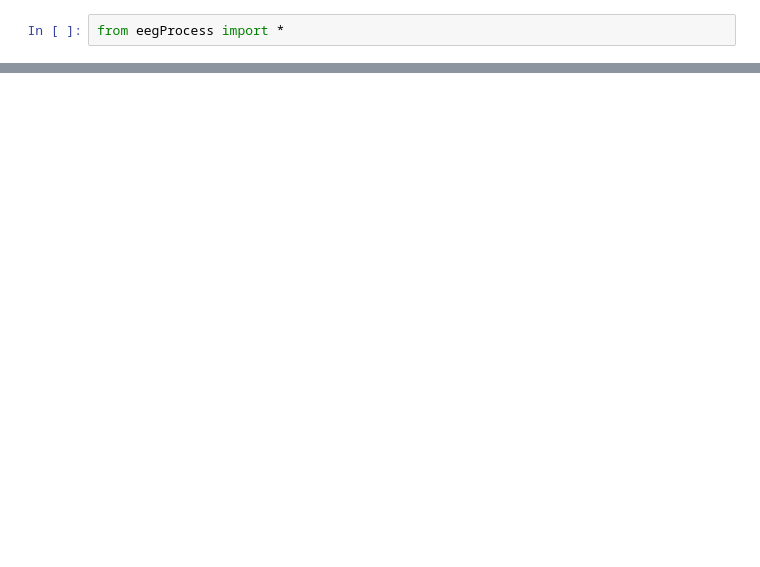
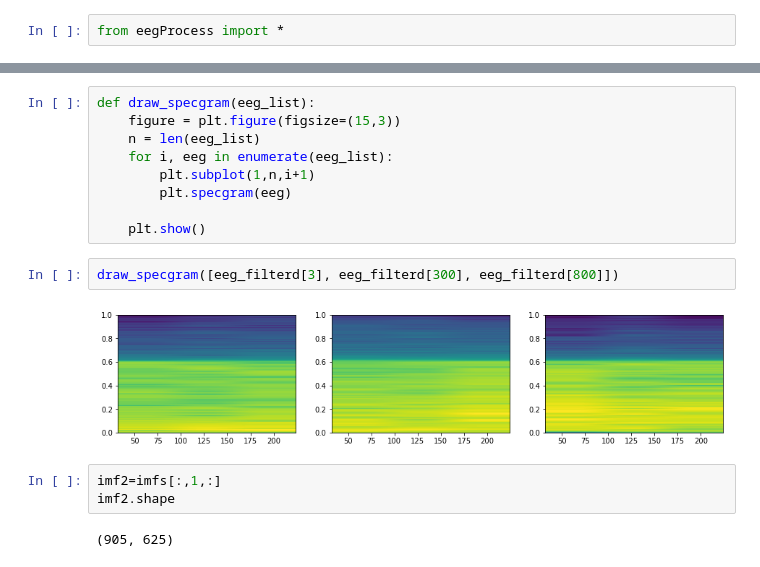
Before and after one commit to yebiny/Depth-of-anaesthesia-EEG, a Jupyter notebook: EEGProcessStep.ipynb, the cells around one changed output, grey strips where cells are left out. Drawn from its saved outputs; the diff is of its cells as text; blank space fills up the shorter version.

```diff
--- a/EEGProcessStep.ipynb
+++ b/EEGProcessStep.ipynb
@@ -91,0 +103,18 @@ plt.show()
+# %%
+def draw_specgram(eeg_list):
+    figure = plt.figure(figsize=(15,3))
+    n = len(eeg_list)
+    for i, eeg in enumerate(eeg_list):
+        plt.subplot(1,n,i+1)
+        plt.specgram(eeg)
+
+    plt.show()
+# %%
+draw_specgram([eeg_filterd[3], eeg_filterd[300], eeg_filterd[800]])
+# %% [output]
+[figure, added]
+# %%
+imf2=imfs[:,1,:]
+imf2.shape
+# %% [output]
+(905, 625)
```
Also changed, not shown: parts of 20 cells of this notebook, 1 other file.
